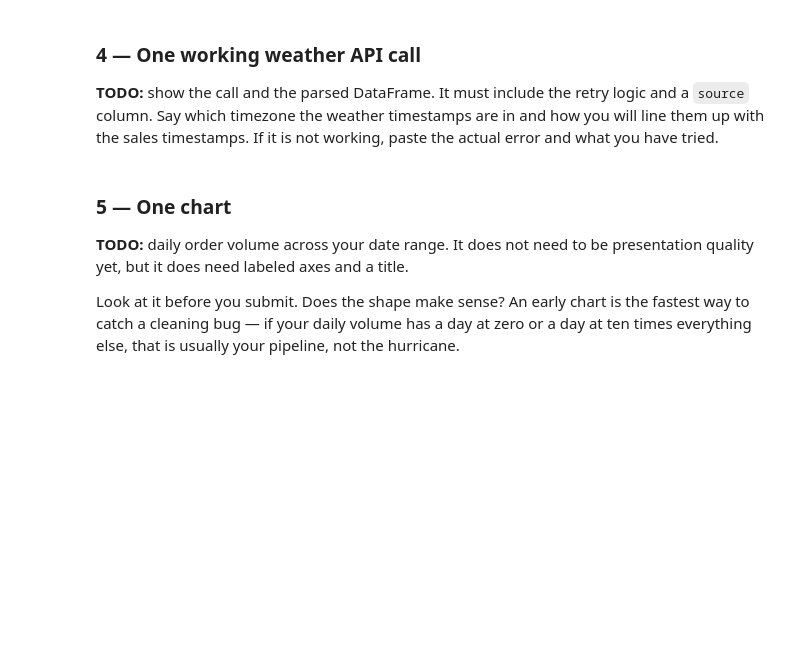
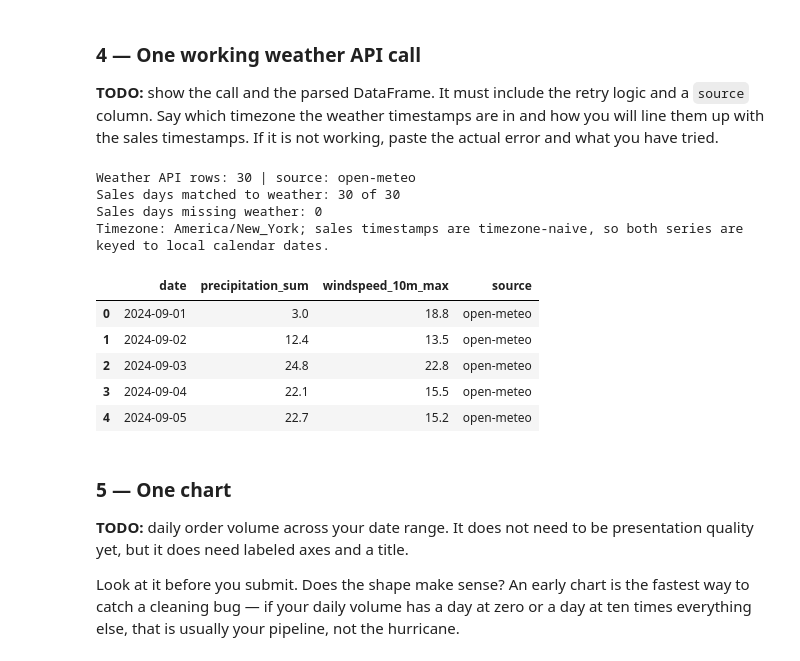
Before and after one commit to NateG-10/F26-DS2002-Midterm-Repo-Nate-Mohamed-Mouad, a Jupyter notebook: notebooks/scratch/checkpoints-studios/2026-10-23 — Midterm Checkpoint — Lab.ipynb, the cells around one changed output. Drawn from its saved outputs; the diff is of its cells as text; code cells hidden in the pictures; blank space fills up the shorter version.

```diff
--- a/notebooks/scratch/checkpoints-studios/2026-10-23 — Midterm Checkpoint — Lab.ipynb
+++ b/notebooks/scratch/checkpoints-studios/2026-10-23 — Midterm Checkpoint — Lab.ipynb
@@ -129,3 +922,56 @@ You do not need this finished — you need it started and defensible.
+# %%
+import time
+import requests
+
+BASE = 'https://archive-api.open-meteo.com/v1/archive'
+RETRY_STATUSES = {429, 500, 502, 503, 504}
+
+def daily_weather(start, end, lat=28.54, lon=-81.38, tries=3):
+    params = {'latitude': lat, 'longitude': lon, 'start_date': start, 'end_date': end,
+              'daily': 'precipitation_sum,windspeed_10m_max', 'timezone': 'America/New_York'}
+    for attempt in range(1, tries + 1):
+        try:
+            response = requests.get(BASE, params=params, timeout=10)
+        except (requests.Timeout, requests.ConnectionError):
+            if attempt == tries:
+                raise
+            time.sleep(2 ** attempt)
+            continue
+        if response.status_code in RETRY_STATUSES:
+            if attempt == tries:
+                response.raise_for_status()
+            time.sleep(2 ** attempt)
+            continue
+        response.raise_for_status()
+        frame = pd.DataFrame(response.json()['daily']).rename(columns={'time': 'date'})
+        frame['date'] = pd.to_datetime(frame['date'])
+        frame['source'] = 'open-meteo'
+        return frame
+    raise RuntimeError('Weather request ended without returning data.')
+
+start_date = clean['date'].min().strftime('%Y-%m-%d')
+end_date = clean['date'].max().strftime('%Y-%m-%d')
+weather = daily_weather(start_date, end_date)
+daily_orders = clean.dropna(subset=['date']).groupby('date').size().rename('orders').reset_index()
+weather_merged = daily_orders.merge(weather, on='date', how='left', indicator=True)
+assert len(weather_merged) == len(daily_orders), 'Weather join changed the sales-day row count.'
+assert weather_merged['orders'].sum() == daily_orders['orders'].sum(), 'Weather join changed total orders.'
+print(f'Weather API rows: {len(weather)} | source: {weather["source"].iloc[0]}')
+print(f'Sales days matched to weather: {(weather_merged["_merge"] == "both").sum()} of {len(daily_orders)}')
+print(f'Sales days missing weather: {(weather_merged["_merge"] == "left_only").sum()}')
+print('Timezone: America/New_York; sales timestamps are timezone-naive, so both series are keyed to local calendar dates.')
+display(weather.head())
+# %% [output]
+Weather API rows: 30 | source: open-meteo
+Sales days matched to weather: 30 of 30
+Sales days missing weather: 0
+Timezone: America/New_York; sales timestamps are timezone-naive, so both series are keyed to local calendar dates.
+|  | date | precipitation_sum | windspeed_10m_max | source |
+| 0 | 2024-09-01 | 3.0 | 18.8 | open-meteo |
+| 1 | 2024-09-02 | 12.4 | 13.5 | open-meteo |
+| 2 | 2024-09-03 | 24.8 | 22.8 | open-meteo |
+| 3 | 2024-09-04 | 22.1 | 15.5 | open-meteo |
+| 4 | 2024-09-05 | 22.7 | 15.2 | open-meteo |
 # %% [markdown]
 ### 5 — One chart
 
```
Also changed, not shown: parts of 19 cells of this notebook, 4 other files.
